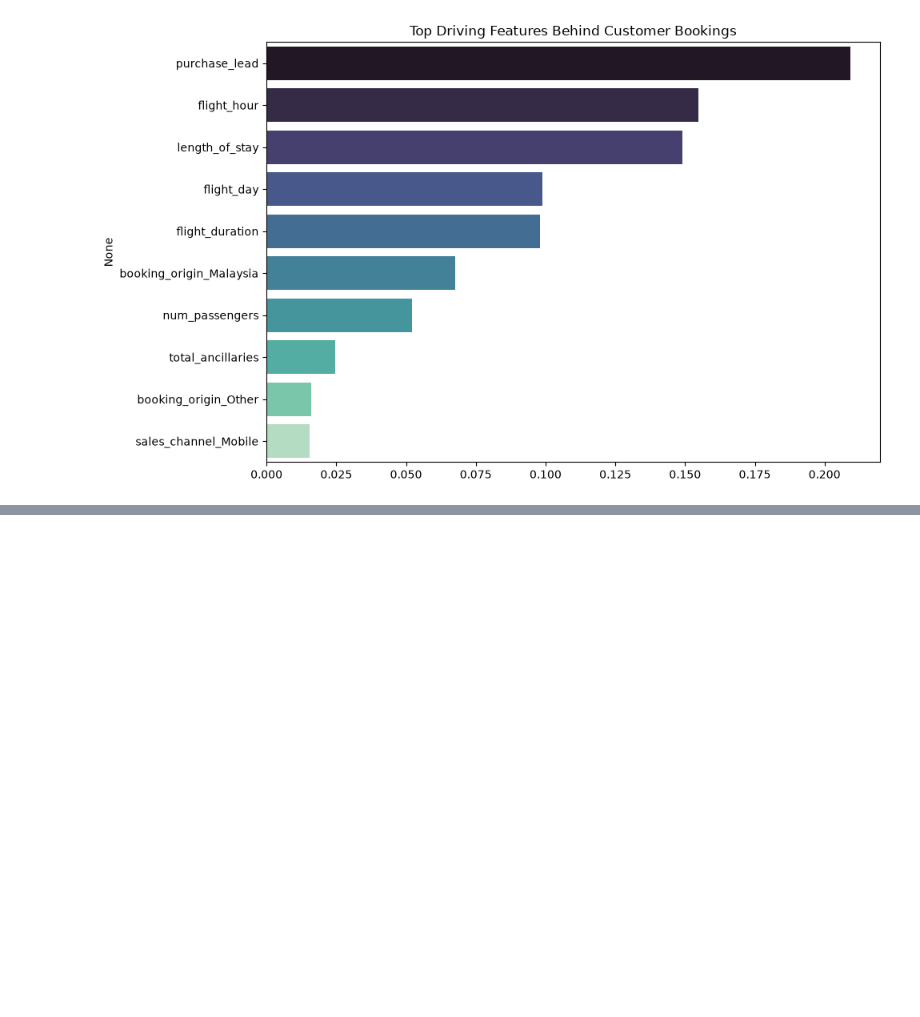
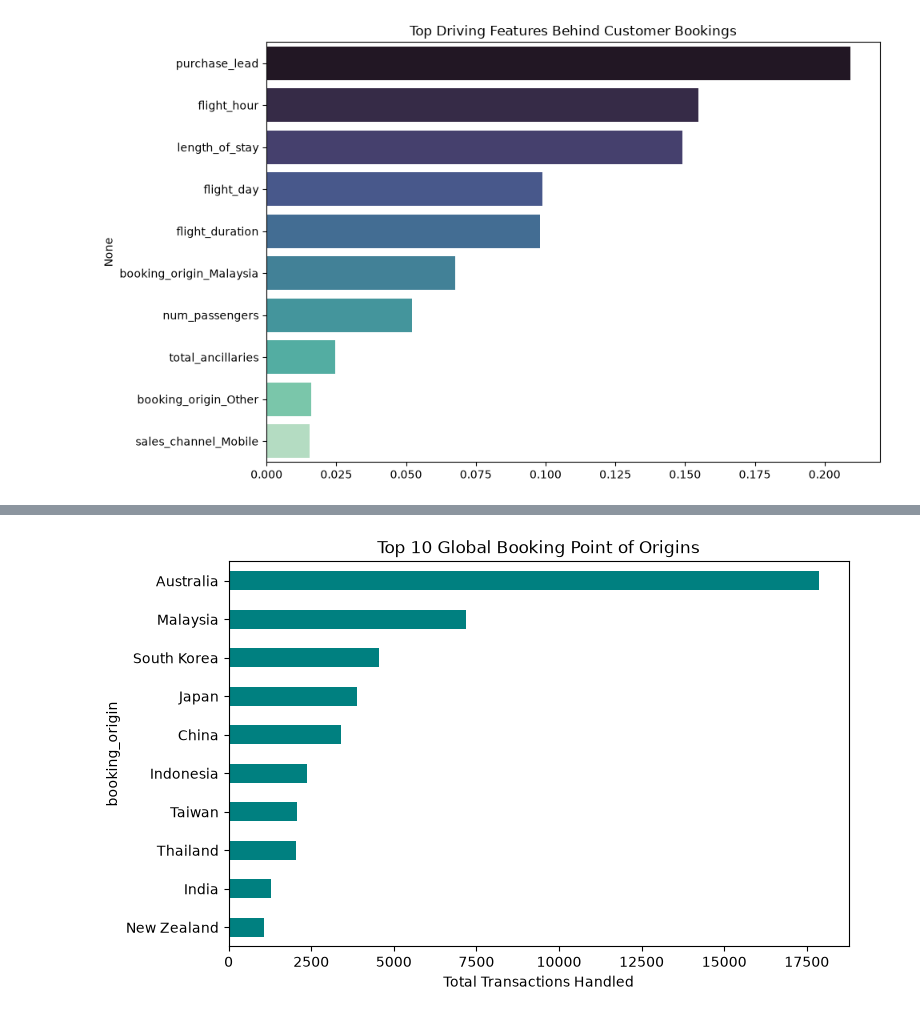
Before and after one commit to Dasari-Pallavi/british-airways-data-science, a Jupyter notebook: notebooks/02_booking_prediction.ipynb, the cells around one changed output, grey strips where cells are left out. Cells and saved outputs as stored; diff of their text form; code cells hidden in the pictures; blank space fills up the shorter version.

```diff
--- a/notebooks/02_booking_prediction.ipynb
+++ b/notebooks/02_booking_prediction.ipynb
@@ -66,0 +178,9 @@ weighted avg       0.81      0.81      0.81      9857
+# %%
+top_origins = df["booking_origin"].value_counts().head(10)
+plt.figure(figsize=(8, 5))
+top_origins.sort_values().plot(kind="barh", color="teal", title="Top 10 Global Booking Point of Origins")
+plt.xlabel("Total Transactions Handled")
+plt.savefig("../images/top_origins.png", bbox_inches="tight")
+plt.show()
+# %% [output]
+[figure, added]
```
Also changed, not shown: parts of 7 cells of this notebook, 5 other files.
